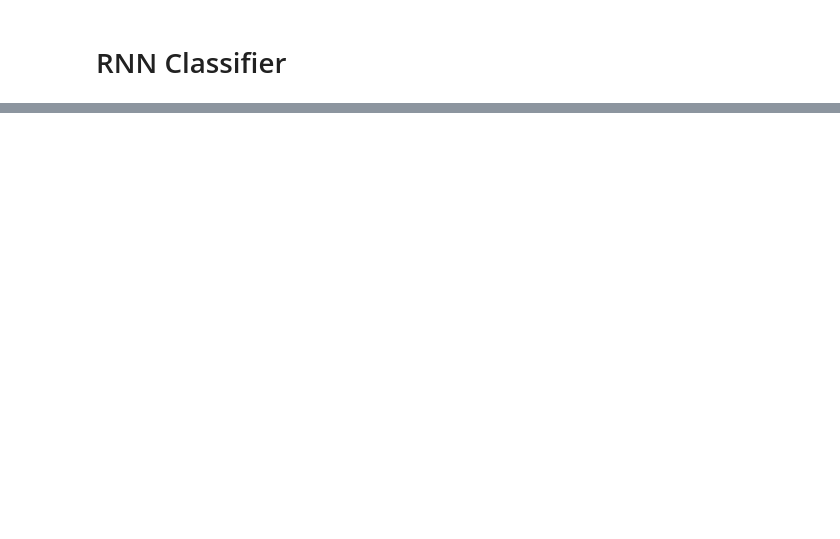
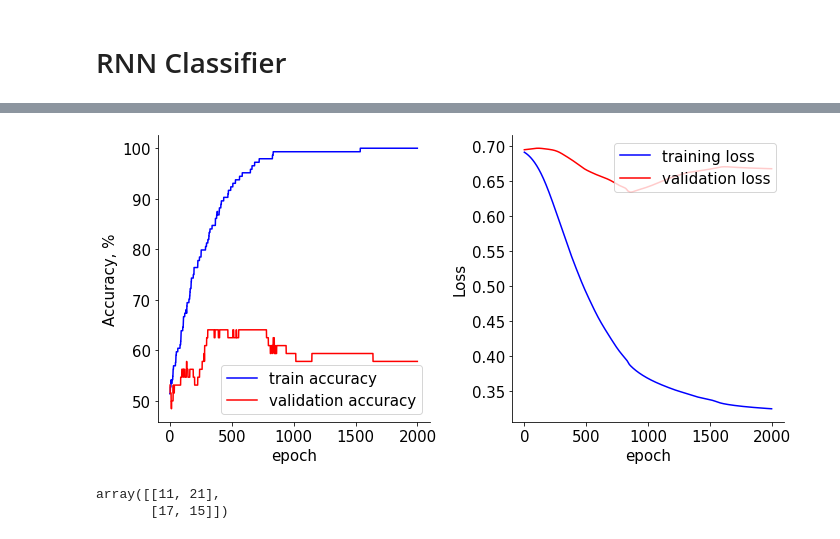
Before and after one commit to Ninja-State/NMA-DL-Project, a Jupyter notebook: NMA_DL_Project.ipynb, the cells around one changed output, grey strips where cells are left out. Cells and saved outputs as stored; diff of their text form; code cells hidden in the pictures; blank space fills up the shorter version.

```diff
--- a/NMA_DL_Project.ipynb
+++ b/NMA_DL_Project.ipynb
@@ -487,19 +487,11 @@ class RNNClass(nn.Module):
     h0 = torch.zeros(self.num_layers,x.size(1),self.hidden_size).to(device)
     out,h = self.rnn(x,h0)
 
+
     out = out[-1,:,:]
-    out = self.fc(out)
+    out = torch.nn.functional.softmax(self.fc(out))
     return out, h
 # %%
-input = torch.from_numpy(dat['spks'][labeling_df['Area']=='Visual Ctx',:,:].T.astype(np.float32)).to(device)
-#input = torch.from_numpy(dat['spks'][labeling_df['Area']=='Thalamus',:,:].T.astype(np.float32)).to(device)
+input = torch.from_numpy(dat['spks'][labeling_df['Area']=='Thalamus',:,:].T.astype(np.float32)).to(device)
+#input = torch.from_numpy(dat['spks'][labeling_df['Area']=='Visual Ctx',:,:].T.astype(np.float32)).to(device)
 labels = torch.from_numpy(is_correct.astype(np.int)).to(device)
-
-input_train = input[:,170:340,:];
-labels_train = labels[170:340];
-
-input_validate = input[:,0:100,:];
-labels_validate = labels[0:100];
-
-input_test = input[:,100:170,:];
-labels_test = labels[100:170];
@@ -505,0 +642,21 @@ labels_test = labels[100:170];
+# %%
+plt.figure(figsize=(10,5))
+plt.subplot(1,2,1)
+plt.plot(np.arange(0, niter), train_acc, label='train accuracy', color='blue')
+plt.plot(np.arange(0, niter), val_acc, label='validation accuracy', color='red')
+plt.legend(loc='lower right')
+plt.xlabel('epoch')
+plt.ylabel('Accuracy, %')
+
+plt.subplot(1,2,2)
+plt.plot(np.arange(0, niter), training_loss, label='training loss', color='blue')
+plt.plot(np.arange(0, niter), valid_loss, label='validation loss', color='red')
+plt.legend(loc='upper right')
+plt.xlabel('epoch')
+plt.ylabel('Loss')
+
+# save figure
+from google.colab import files
+plt.savefig('accuracy_loss_thalamus.png')
+files.download("accuracy_loss_thalamus.png")
+# %% [output]
@@ -505,0 +665,8 @@ labels_test = labels[100:170];
+[figure, added]
+# %%
+from sklearn.metrics import confusion_matrix
+confusion_matrix(label_test.cpu().numpy(), predicted.cpu().numpy())
+# tn,fp,fn,tp
+# %% [output]
+array([[11, 21],
+       [17, 15]])
```
Also changed, not shown: parts of 39 cells of this notebook.
